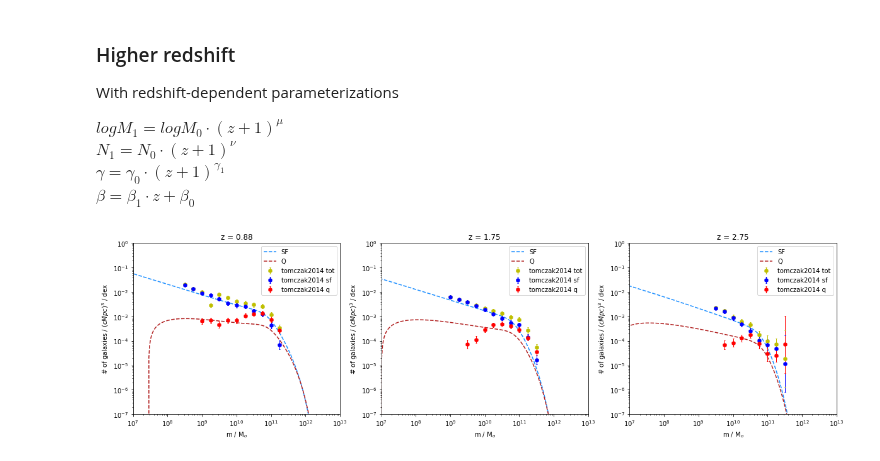
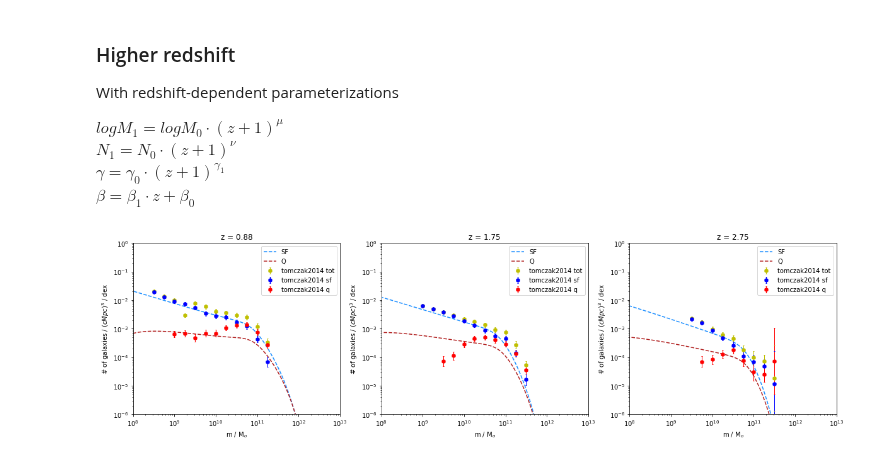
Before and after one commit to eklem1/GalaxySim, a Jupyter notebook: SMF_SFvsQ.ipynb, the cells around one changed output. Drawn from its saved outputs; the diff is of its cells as text; code cells hidden in the pictures.

```diff
--- a/SMF_SFvsQ.ipynb
+++ b/SMF_SFvsQ.ipynb
@@ -30,0 +46,19 @@ pop.HM_fromSM(1, 8)
+# %%
+Sm = np.linspace(8.5, 12.1, num=100)
+z = 1.75
+
+smf_sf = pop_sf.StellarMassFunction(z, Sm)
+pl.loglog(10**Sm, smf_sf, label='sf')
+
+smf_q = pop_q.StellarMassFunction(z, Sm)
+pl.loglog(10**Sm, smf_q, label='q')
+
+smf = pop.StellarMassFunction(z, Sm)
+pl.loglog(10**Sm, smf, label='total')
+
+data.PlotSMF(z, sources="tomczak2014", color="y", ecolor='y', mec='y', label="tomczak2014 tot", quantity="smf_tot")
+data.PlotSMF(z, sources="tomczak2014",  label="tomczak2014 sf", color="b", ecolor='b',  mec='b')
+data.PlotSMF(z, sources="tomczak2014", color="r", ecolor='r',  mec='r', label="tomczak2014 q", quantity="smf_q")
+
+pl.legend()
+pl.show()
@@ -132,16 +171,3 @@ def SMF_Moster2010(z, pop_halo, N, M_1, beta, gamma, sf=True):
 
 
     return SMF,  mM_ratio
-# %%
-#checking HMF form
-for z in [0, 2, 4, 6, 10, 12]:
-    i = np.argmin(np.abs(z - pop_halo.halos.tab_z))
-    pl.loglog(pop_halo.halos.tab_M, pop_halo.halos.tab_dndm[i, :]*0.05, label='z = %i' %z)
-
-pl.legend()
-pl.ylabel('dndm')
-pl.xlabel('Mass [solar mass]')
-pl.title('HMF')
-
-pl.ylim(1e-25, 10)
-pl.show()
@@ -224,38 +224,33 @@ fig, axs = pl.subplots(1, 3, figsize=(20, 5))
 
 for i, z in enumerate([0.875, 1.75, 2.75]):
     #Redshift-dependent parameterizations
     N = N_0 * (z + 1)**nu
     M_1 = 10**(logM_0*(z+1)**mu)
     beta = beta_1*z+beta_0
     gamma = gamma_0*(z + 1)**gamma_1
 
     #plot lit values
-#     data.PlotSMF(z=z, round_z=0.2, ax=axs[i])
-
     data.PlotSMF(z, sources="tomczak2014", color="y", ecolor='y', mec='y', label="tomczak2014 tot", quantity="smf_tot", ax=axs[i])
     data.PlotSMF(z, sources="tomczak2014",  label="tomczak2014 sf", ax=axs[i], color="b", ecolor='b',  mec='b')
     data.PlotSMF(z, sources="tomczak2014", color="r", ecolor='r',  mec='r', label="tomczak2014 q", quantity="smf_q", ax=axs[i])
 
     SMF_sf, r = SMF_Moster2010(z, pop_halo, N, M_1, beta, gamma)
     SMF_q, r = SMF_Moster2010(z, pop_halo, N, M_1, beta, gamma, sf=False)
 
     #using equ 2 to get the new stellar masses
     Sm = 10**(r + np.log10(pop_halo.halos.tab_M))
 
     #plotting
     axs[i].loglog(Sm, SMF_sf, label='SF', ls="--", color='dodgerblue')
     axs[i].loglog(Sm, SMF_q, label='Q', ls="--", color='firebrick')
 
-#     axs[i].loglog(pop_halo.halos.tab_M, SMF_sf, label='SF', ls="--", color='dodgerblue')
-#     axs[i].loglog(pop_halo.halos.tab_M, SMF_q, label='Q', ls="--", color='firebrick')
-
     axs[i].set_title("z = %.2f" %z)
     axs[i].set(xlabel='m / M$_o$', ylabel='# of galaxies / $ (cMpc)^3$ / dex')
-#     axs[i].set_ylim(1e-6, 1e0)
-#     axs[i].set_xlim(1e8, )
+    axs[i].set_ylim(1e-6, 1e0)
+    axs[i].set_xlim(1e8, )
 
     axs[i].legend()
 
 pl.show()
 # %% [output]
-[figure, old version]
+[figure, new version]
```
Also changed, not shown: parts of 10 cells of this notebook, 11 other files.
